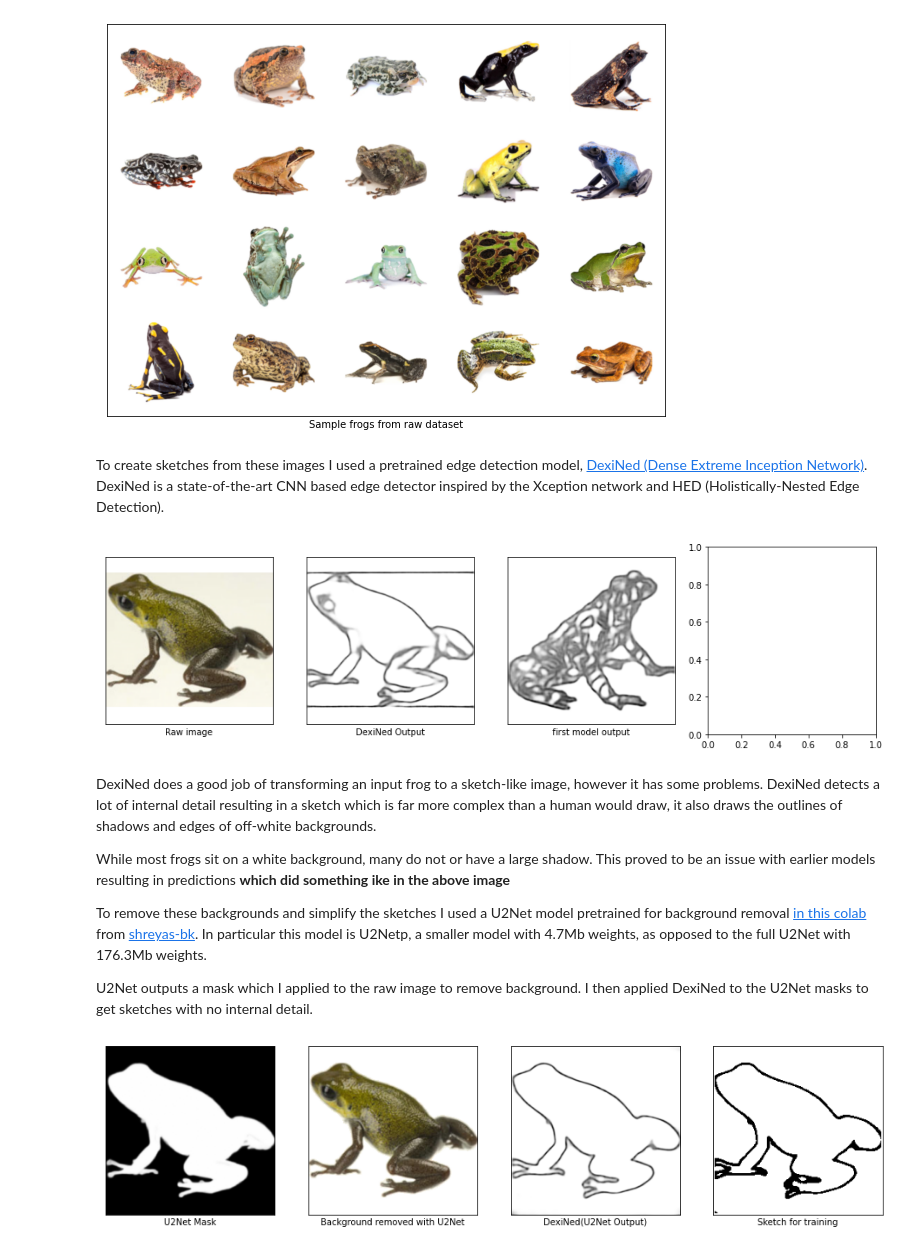
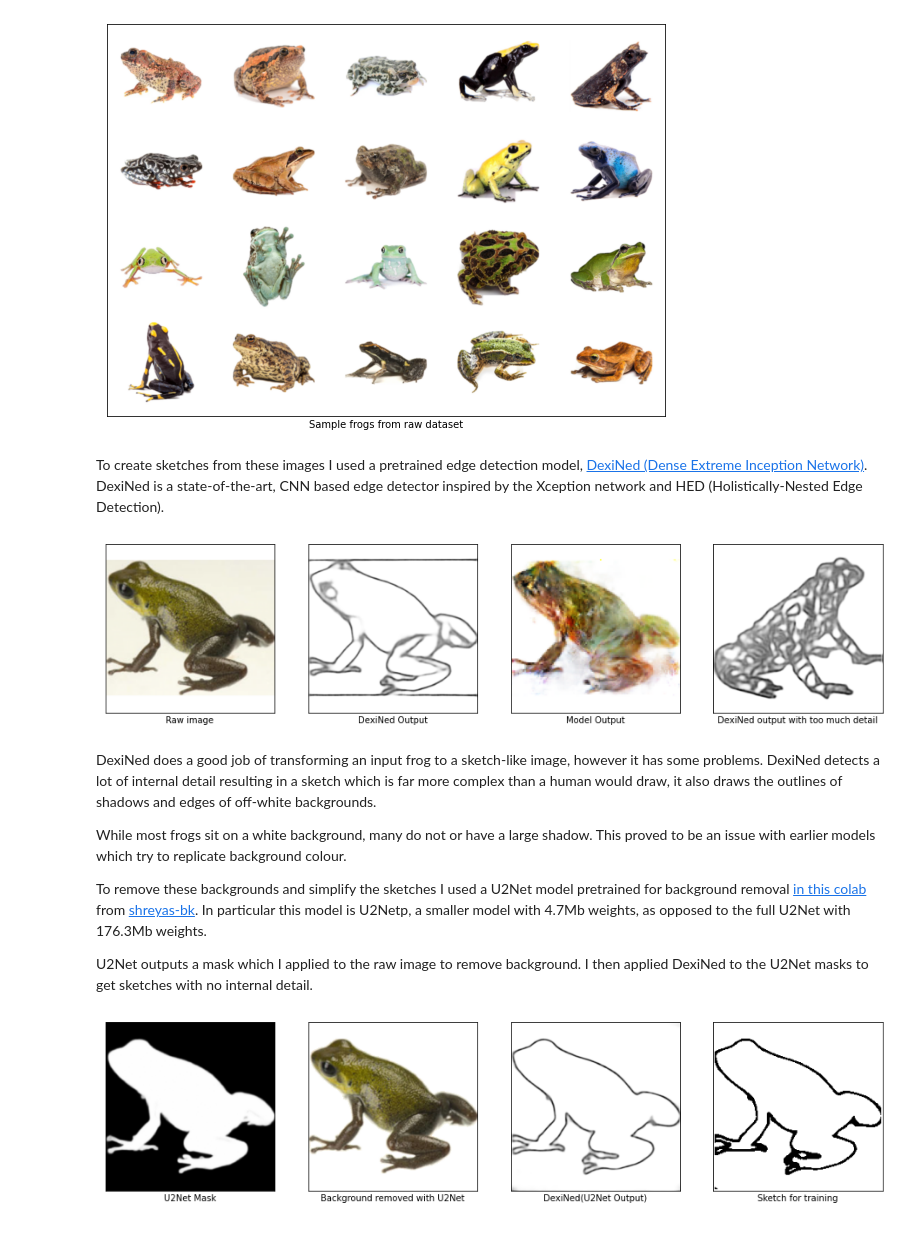
Before and after one commit to yleneb/sketch2frog, a Jupyter notebook: sketch2frog/reports/Report.ipynb, the cells around one changed output. Drawn from its saved outputs; the diff is of its cells as text; code cells hidden in the pictures.

```diff
--- a/sketch2frog/reports/Report.ipynb
+++ b/sketch2frog/reports/Report.ipynb
@@ -25,0 +8,13 @@ Assumptions
+# %%
+import matplotlib.pyplot as plt
+from IPython.display import Video
+import wandb
+from src.config import PATH
+
+SIZE = 4
+RUN_NAME = "2021-10-13 1327"
+WANDB_RUN = "run-20211013_132756-3qtwh0mv"
+WANDB_DIR = PATH.parent / 'notebooks' / 'wandb' / WANDB_RUN
+
+api = wandb.Api()
+run = api.run("/yleneb/sketch2frog/runs/3qtwh0mv")
@@ -38,26 +35,26 @@ plt.close()
 # %% [output]
 [figure]
 # %% [markdown]
-To create sketches from these images I used a pretrained edge detection model, [DexiNed (Dense Extreme Inception Network)](https://github.com/xavysp/DexiNed/tree/master/DexiNed-TF2). DexiNed is a state-of-the-art CNN based edge detector inspired by the Xception network and HED (Holistically-Nested Edge Detection).
+To create sketches from these images I used a pretrained edge detection model, [DexiNed (Dense Extreme Inception Network)](https://github.com/xavysp/DexiNed/tree/master/DexiNed-TF2). DexiNed is a state-of-the-art, CNN based edge detector inspired by the Xception network and HED (Holistically-Nested Edge Detection).
 # %%
-fpaths = ['figures/frog-8/raw.png','figures/frog-8/dexined.png','figures/frog-439/dexined.png']
-captions = ['Raw image','DexiNed Output', 'first model output','DexiNed output with too much detail']
+fpaths = ['figures/frog-8/raw.png','figures/frog-8/dexined.png','figures/frog-8/background-problems.png','figures/frog-439/dexined.png']
+captions = ['Raw image','DexiNed Output', 'Model Output','DexiNed output with too much detail']
 
 fig, axs = plt.subplots(nrows=1, ncols=len(captions), figsize=(SIZE*len(captions),SIZE))
 for ax, fpath, caption in zip(axs, fpaths, captions):
     ax.imshow(plt.imread(fpath), cmap='gray')
     ax.set_xlabel(caption)
     ax.set(xticks=[], yticks=[])
 
 fig.patch.set_facecolor('white')
 plt.show()
 plt.close()
 # %% [output]
-[figure, old version]
+[figure, new version]
 # %% [markdown]
 DexiNed does a good job of transforming an input frog to a sketch-like image, however it has some problems. DexiNed detects a lot of internal detail resulting in a sketch which is far more complex than a human would draw, it also draws the outlines of shadows and edges of off-white backgrounds.
 
-While most frogs sit on a white background, many do not or have a large shadow. This proved to be an issue with earlier models resulting in predictions **which did something ike in the above image**
+While most frogs sit on a white background, many do not or have a large shadow. This proved to be an issue with earlier models which try to replicate background colour.
 
 To remove these backgrounds and simplify the sketches I used a U2Net model pretrained for background removal [in this colab](https://colab.research.google.com/github/shreyas-bk/U-2-Net-Demo/blob/master/DEMOS/U_2_Netp_Demonstration_Colab.ipynb#scrollTo=eWxv7eDJiq5b) from [shreyas-bk](https://github.com/shreyas-bk/U-2-Net). In particular this model is U2Netp, a smaller model with 4.7Mb weights, as opposed to the full U2Net with 176.3Mb weights.
 
```
Also changed, not shown: parts of 36 cells of this notebook, 20 other files.
